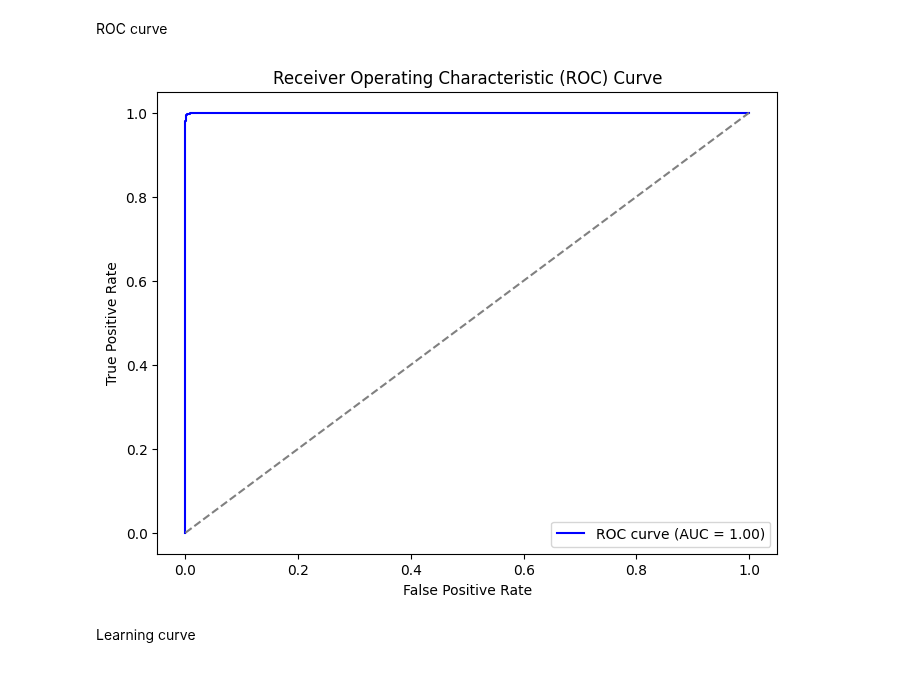
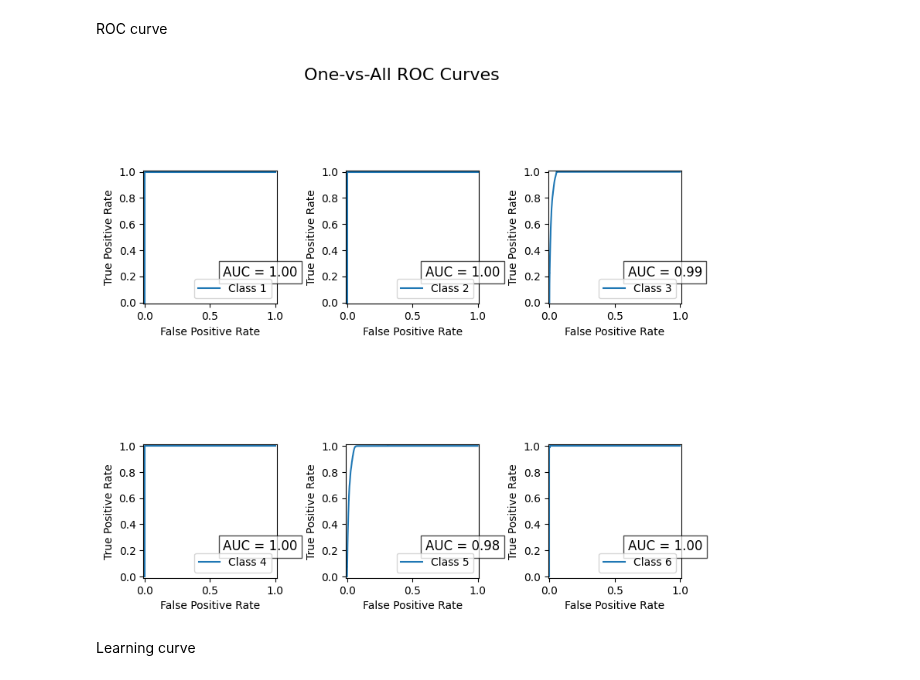
Before and after one commit to Visionary-DataWorks/DSPL-Project, a Jupyter notebook: Logistic_regression.ipynb, the cells around one changed output. Cells and saved outputs as stored; diff of their text form; code cells hidden in the pictures.

```diff
--- a/Logistic_regression.ipynb
+++ b/Logistic_regression.ipynb
@@ -136,40 +140,33 @@ print(classification_report(y_test, y_pred))
 weighted avg       0.96      0.96      0.96    154830
 # %% [markdown]
 ROC curve
-# %%
-import matplotlib.pyplot as plt
-from sklearn.metrics import roc_curve,RocCurveDisplay,roc_auc_score,auc
-from sklearn.preprocessing import label_binarize
-
-# Binarize the target variable for multi-class ROC curve
-y_test_bin = label_binarize(y_test, classes=logreg.classes_)
-n_classes = y_test_bin.shape[1]
-
-yproba=logreg.predict_proba(x_test_scaled)
-
-# Compute ROC curve and ROC area for each class
-fpr = dict()
-tpr = dict()
-roc_auc = dict()
-for i in range(n_classes):
-    fpr[i], tpr[i], _ = roc_curve(y_test_bin[:, i], yproba[:, i])
-    roc_auc[i] = auc(fpr[i], tpr[i])
-
-# Compute micro-average ROC curve and ROC area
-fpr["micro"], tpr["micro"], _ = roc_curve(y_test_bin.ravel(), yproba.ravel())
-roc_auc["micro"] = auc(fpr["micro"], tpr["micro"])
-
-# Plot ROC curve for a specific class (e.g., class 0)
-plt.figure(figsize=(8, 6))
-plt.plot(fpr[0], tpr[0], color='blue', label=f'ROC curve (AUC = {roc_auc[0]:.2f})') # Change class index as needed
-plt.plot([0, 1], [0, 1], color='gray', linestyle='--')
-plt.xlabel('False Positive Rate')
-plt.ylabel('True Positive Rate')
-plt.title('Receiver Operating Characteristic (ROC) Curve')
-plt.legend(loc='lower right')
-plt.show()
-# %% [output]
-[figure, removed]
+# %%
+import matplotlib.pyplot as plt
+from sklearn.metrics import roc_curve, RocCurveDisplay, roc_auc_score
+from sklearn.preprocessing import label_binarize
+
+# Get predicted probabilities for each class
+y_prob1 = logreg.predict_proba(x_test_scaled)
+
+# Create  2x3 subplot layout
+fig, axes = plt.subplots(2, 3, figsize=(8, 8))
+
+# Flatten axes for easier indexing
+axes = axes.flatten()
+
+# Plot ROC curves for each class
+for i, class_label in enumerate(logreg.classes_):
+    fpr, tpr, _ = roc_curve(y_test == class_label, y_prob1[:, i])
+    auc = roc_auc_score(y_test == class_label, y_prob1[:, i])
+    RocCurveDisplay(fpr=fpr, tpr=tpr, estimator_name=f'Class {class_label}').plot(ax=axes[i])
+    axes[i].text(0.6, 0.2, f'AUC = {auc:.2f}', fontsize=12, bbox=dict(facecolor='white', alpha=0.7))
+
+plt.suptitle("One-vs-All ROC Curves", fontsize=16)
+plt.tight_layout()
+plt.subplots_adjust(top=0.95)
+plt.show()
+# %% [output]
+[figure, added]
 # %% [markdown]
 Learning curve
 # %%
```
Also changed, not shown: parts of 3 cells of this notebook.
